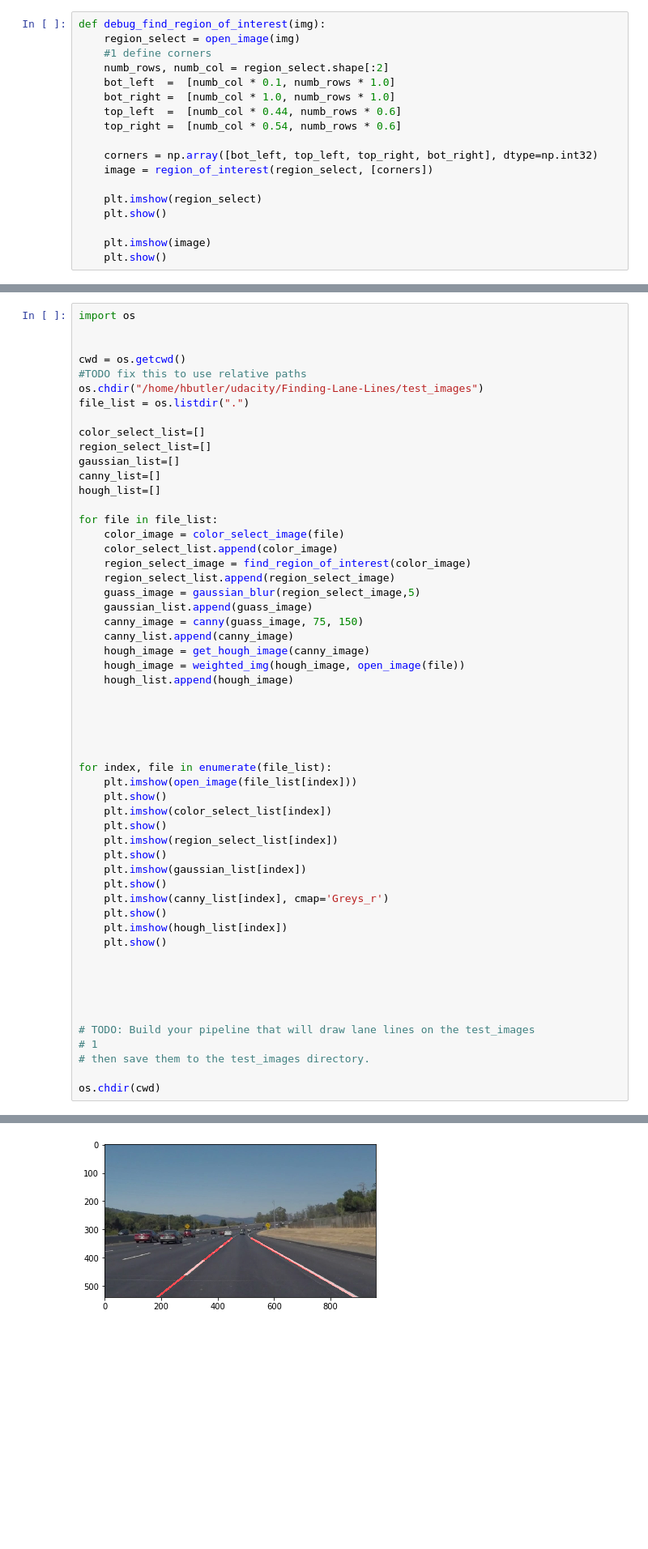
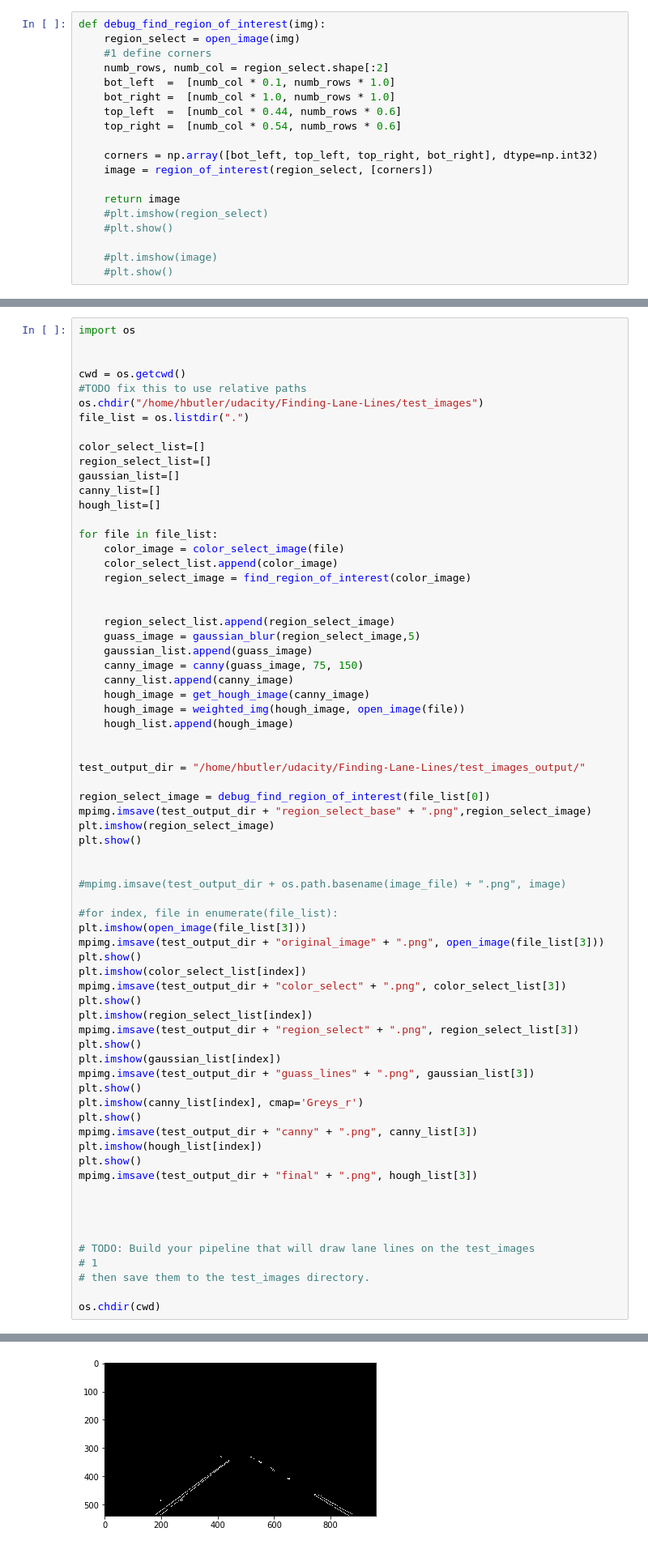
Before and after one commit to hbutler97/Finding-Lane-Lines, a Jupyter notebook: P1.ipynb, the cells around one changed output, grey strips where cells are left out. Shown: that part at 81% size. Cells and saved outputs as stored; diff of their text form; blank space fills up the shorter version.

```diff
--- a/P1.ipynb
+++ b/P1.ipynb
@@ -312,11 +312,12 @@ def debug_find_region_of_interest(img):
     corners = np.array([bot_left, top_left, top_right, bot_right], dtype=np.int32)
     image = region_of_interest(region_select, [corners])
 
-    plt.imshow(region_select)
-    plt.show()
+    return image
+    #plt.imshow(region_select)
+    #plt.show()
 
-    plt.imshow(image)
-    plt.show()
+    #plt.imshow(image)
+    #plt.show()
 # %%
 def find_region_of_interest(img):
     #region_select = open_image(img)
@@ -357,6 +358,8 @@ for file in file_list:
     color_image = color_select_image(file)
     color_select_list.append(color_image)
     region_select_image = find_region_of_interest(color_image)
+
+
     region_select_list.append(region_select_image)
     guass_image = gaussian_blur(region_select_image,5)
     gaussian_list.append(guass_image)
@@ -367,23 +370,35 @@ for file in file_list:
     hough_list.append(hough_image)
 
 
+test_output_dir = "/home/hbutler/udacity/Finding-Lane-Lines/test_images_output/"
+
+region_select_image = debug_find_region_of_interest(file_list[0])
+mpimg.imsave(test_output_dir + "region_select_base" + ".png",region_select_image)
+plt.imshow(region_select_image)
+plt.show()
 
 
+#mpimg.imsave(test_output_dir + os.path.basename(image_file) + ".png", image)
 
-for index, file in enumerate(file_list):
-    plt.imshow(open_image(file_list[index]))
-    plt.show()
-    plt.imshow(color_select_list[index])
-    plt.show()
-    plt.imshow(region_select_list[index])
-    plt.show()
-    plt.imshow(gaussian_list[index])
-    plt.show()
-    plt.imshow(canny_list[index], cmap='Greys_r')
-    plt.show()
-    plt.imshow(hough_list[index])
-    plt.show()
-
+#for index, file in enumerate(file_list):
+plt.imshow(open_image(file_list[3]))
+mpimg.imsave(test_output_dir + "original_image" + ".png", open_image(file_list[3]))
+plt.show()
+plt.imshow(color_select_list[index])
+mpimg.imsave(test_output_dir + "color_select" + ".png", color_select_list[3])
+plt.show()
+plt.imshow(region_select_list[index])
+mpimg.imsave(test_output_dir + "region_select" + ".png", region_select_list[3])
+plt.show()
+plt.imshow(gaussian_list[index])
+mpimg.imsave(test_output_dir + "guass_lines" + ".png", gaussian_list[3])
+plt.show()
+plt.imshow(canny_list[index], cmap='Greys_r')
+plt.show()
+mpimg.imsave(test_output_dir + "canny" + ".png", canny_list[3])
+plt.imshow(hough_list[index])
+plt.show()
+mpimg.imsave(test_output_dir + "final" + ".png", hough_list[3])
 
 
 
@@ -402 +417 @@ os.chdir(cwd)
-[figure, old version]
+[figure, new version]
```
Also changed, not shown: parts of 1 cell of this notebook, 18 other files.
